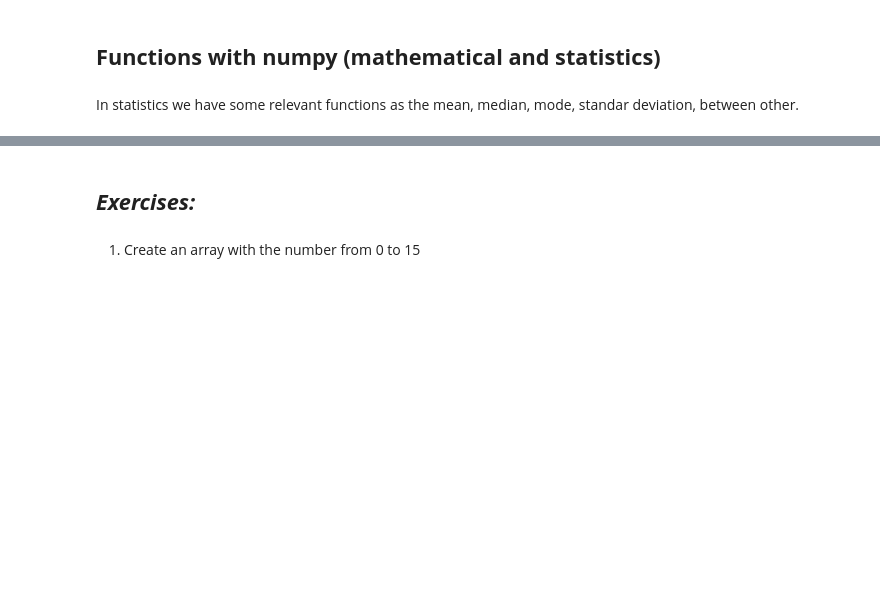
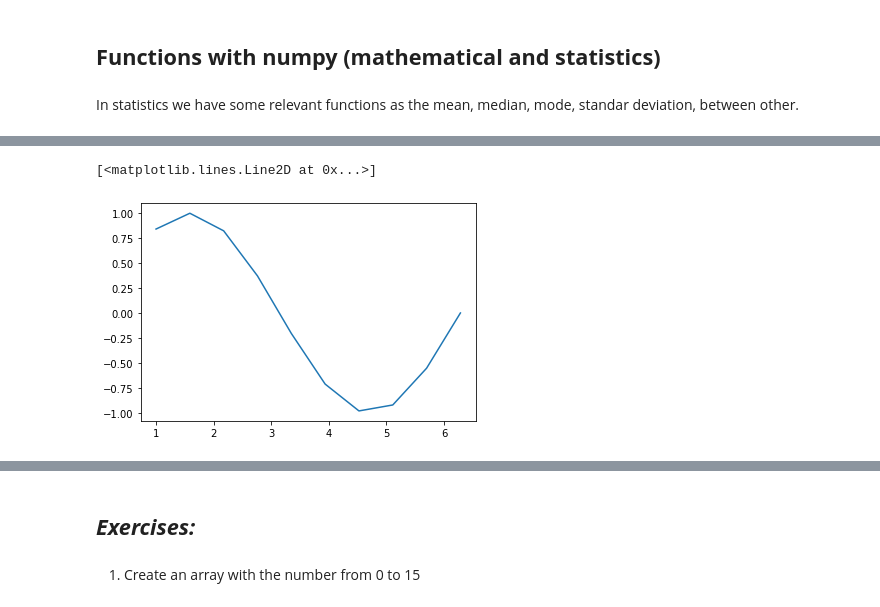
Before and after one commit to ajrianop/Python, a Jupyter notebook: Numpy.ipynb, the cells around one changed output, grey strips where cells are left out. Cells and saved outputs as stored; diff of their text form; code cells hidden in the pictures; blank space fills up the shorter version.

```diff
--- a/Numpy.ipynb
+++ b/Numpy.ipynb
@@ -179,0 +269,5 @@ x=np.array([10,20,10,30,40])
+# %%
+#Let us initialize some elements in an inteval
+pi=np.pi
+x=np.linspace(1,2*pi, num=10)
+x
@@ -179,0 +277,6 @@ x=np.array([10,20,10,30,40])
+# %%
+#Sine function
+y=np.sin(x)
+print('Values of the function y=sin(x): ')
+for v in zip(x,y):
+  print(v)
@@ -179,0 +295,6 @@ x=np.array([10,20,10,30,40])
+# %%
+#Plotting the function sin(x) from 0 to 2pi with only 10 values
+plt.plot(x,y)
+# %% [output]
+[<matplotlib.lines.Line2D at 0x...>]
+[figure, added]
```
Also changed, not shown: parts of 45 cells of this notebook.
